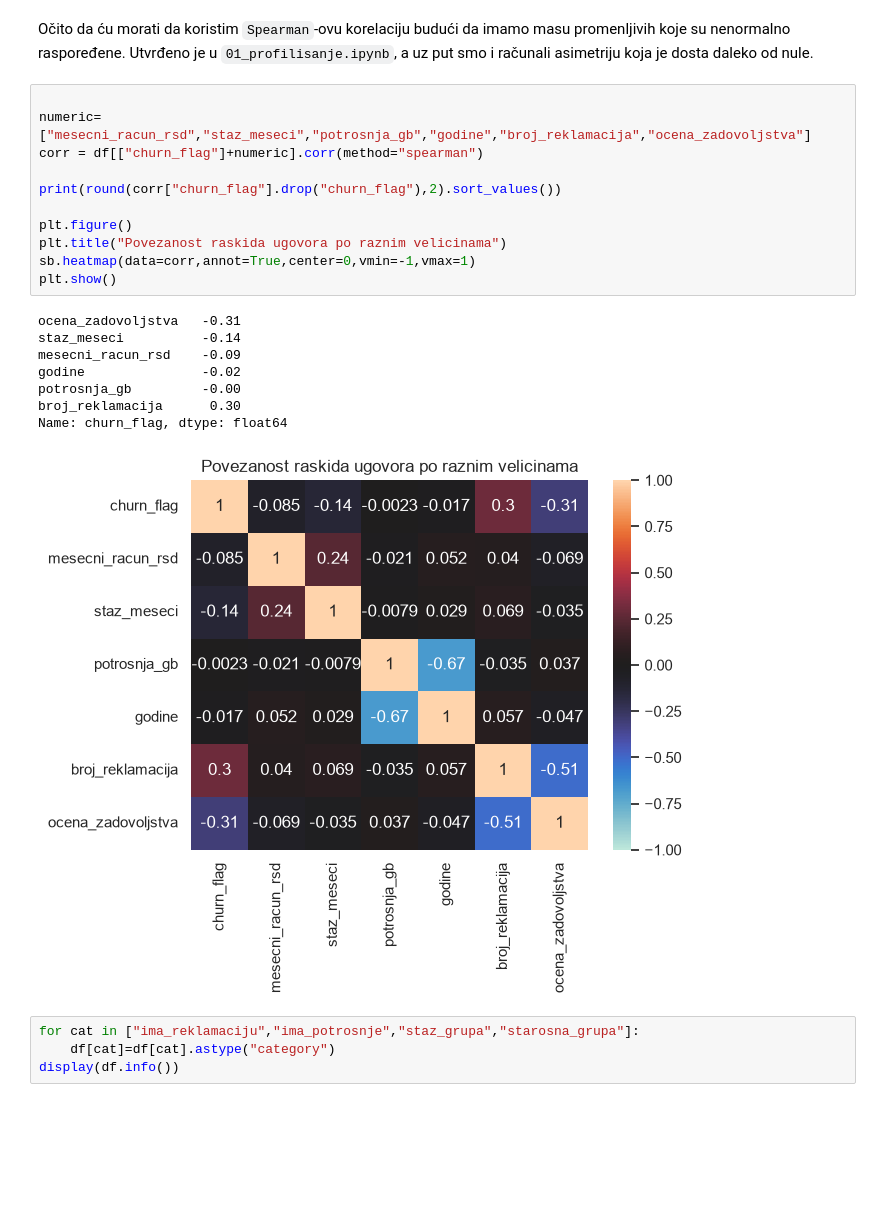
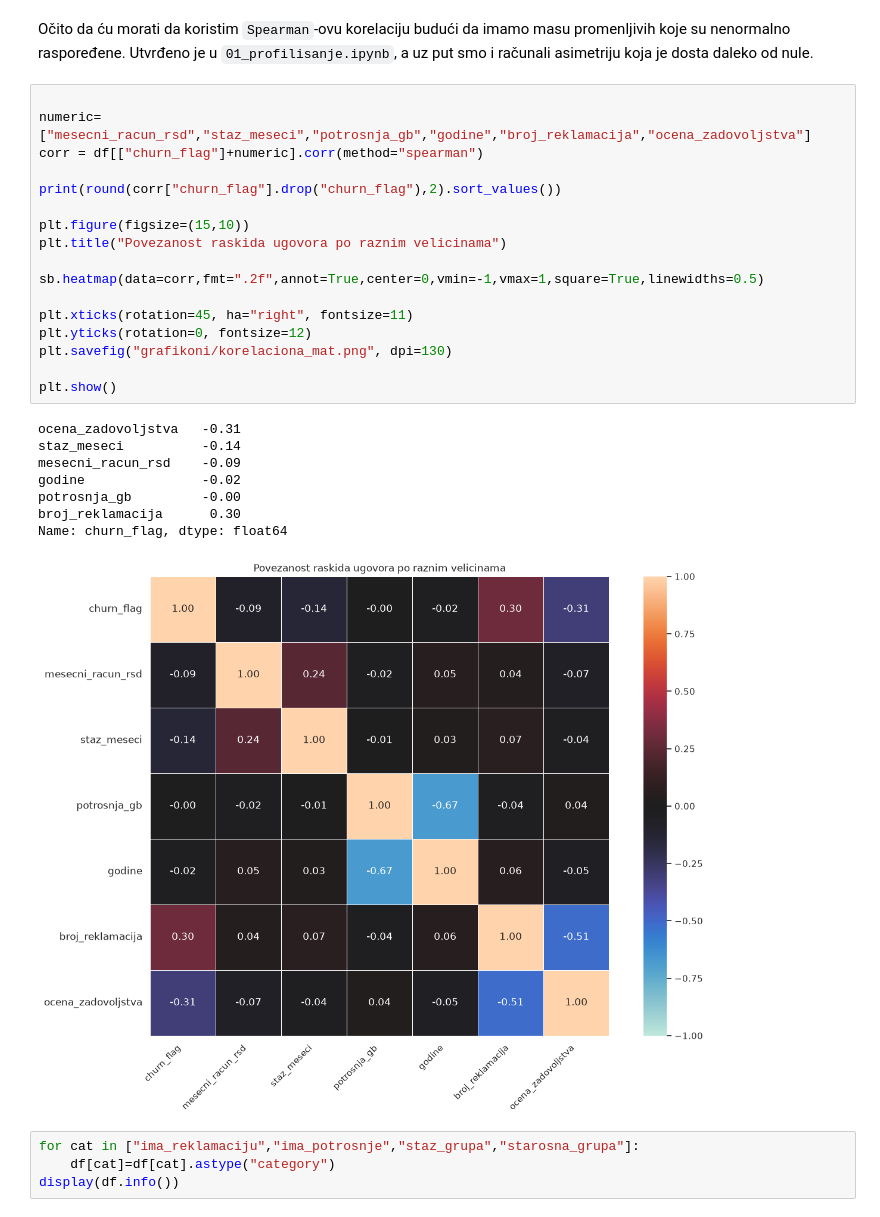
Before and after one commit to machina390/telekom-analytics, a Jupyter notebook: rezultati/03_analiza.ipynb, the cells around one changed output. Cells and saved outputs as stored; diff of their text form; blank space fills up the shorter version.

```diff
--- a/rezultati/03_analiza.ipynb
+++ b/rezultati/03_analiza.ipynb
@@ -175,23 +283,29 @@ Ocito je da `ocena_zadovoljstva` izmedju `3` i `4` je prelomni trenutak.
 # %%
 
 numeric=["mesecni_racun_rsd","staz_meseci","potrosnja_gb","godine","broj_reklamacija","ocena_zadovoljstva"]
 corr = df[["churn_flag"]+numeric].corr(method="spearman")
 
 print(round(corr["churn_flag"].drop("churn_flag"),2).sort_values())
 
-plt.figure()
+plt.figure(figsize=(15,10))
 plt.title("Povezanost raskida ugovora po raznim velicinama")
-sb.heatmap(data=corr,annot=True,center=0,vmin=-1,vmax=1)
+
+sb.heatmap(data=corr,fmt=".2f",annot=True,center=0,vmin=-1,vmax=1,square=True,linewidths=0.5)
+
+plt.xticks(rotation=45, ha="right", fontsize=11)
+plt.yticks(rotation=0, fontsize=12)
+plt.savefig("grafikoni/korelaciona_mat.png", dpi=130)
+
 plt.show()
 # %% [output]
 ocena_zadovoljstva   -0.31
 staz_meseci          -0.14
 mesecni_racun_rsd    -0.09
 godine               -0.02
 potrosnja_gb         -0.00
 broj_reklamacija      0.30
 Name: churn_flag, dtype: float64
-[figure, old version]
+[figure, new version]
 # %%
 for cat in ["ima_reklamaciju","ima_potrosnje","staz_grupa","starosna_grupa"]:
     df[cat]=df[cat].astype("category")
```
Also changed, not shown: parts of 18 cells of this notebook, 6 other files.
